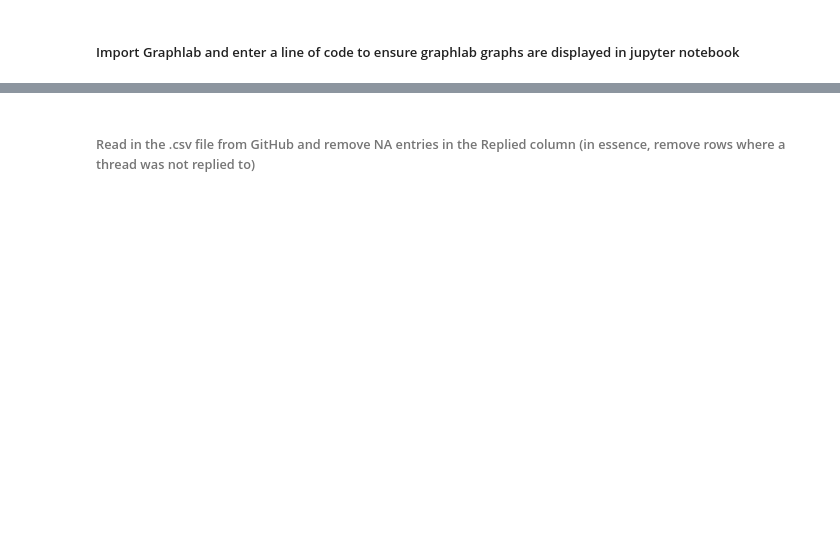
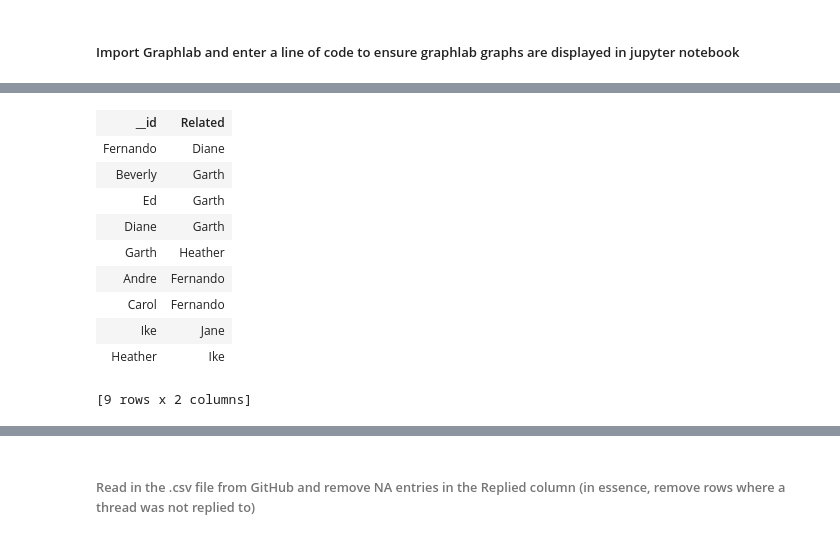
Before and after one commit to Galanopoulog/DATA620-Assignment-1, a Jupyter notebook: Homework 1.ipynb, the cells around one changed output, grey strips where cells are left out. Cells and saved outputs as stored; diff of their text form; code cells hidden in the pictures; blank space fills up the shorter version.

```diff
--- a/Homework 1.ipynb
+++ b/Homework 1.ipynb
@@ -13,0 +49,14 @@ graphlab.canvas.set_target('ipynb')
+# %%
+k.get_vertices()
+# %% [output]
+| __id | Related |
+| Fernando | Diane |
+| Beverly | Garth |
+| Ed | Garth |
+| Diane | Garth |
+| Garth | Heather |
+| Andre | Fernando |
+| Carol | Fernando |
+| Ike | Jane |
+| Heather | Ike |
+[9 rows x 2 columns]
```
Also changed, not shown: parts of 19 cells of this notebook.
